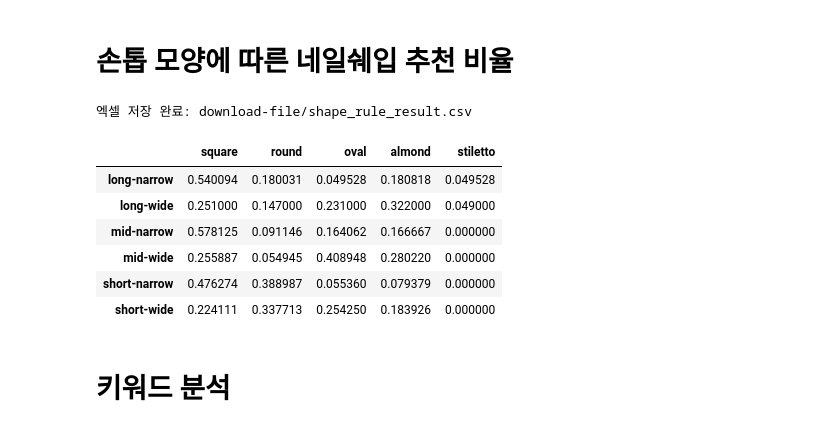
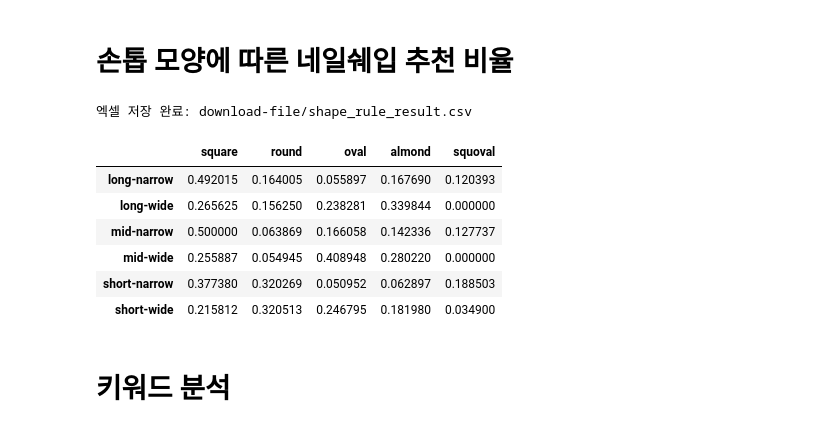
Before and after one commit to jihwanhuh/nail-recommend, a Jupyter notebook: nail_rlue/04_keyword-analysis.ipynb, the cells around one changed output. Cells and saved outputs as stored; diff of their text form; code cells hidden in the pictures.

```diff
--- a/nail_rlue/04_keyword-analysis.ipynb
+++ b/nail_rlue/04_keyword-analysis.ipynb
@@ -29,7 +29,7 @@ df_area = load_csv(area_path)
 
 # 3) 전처리
 # 유지할 5가지 네일 쉐입
-shapes = ["square", "round", "oval", "almond", "stiletto"]
+shapes = ["square", "round", "oval", "almond", "squoval"] # stiletto -> squoval 제외
 
 # 길이 짧은/중간/긴 값만 남김
 df_len = df_len[~df_len["길이"].isin(["보편적"])]
@@ -82,40 +82,40 @@ def combine(length_p, area_p, alpha=0.7, beta=0.3):
 
         base  = (L + A) / 2
         inter = min(L, A)
         final = alpha * base + beta * inter
 
         result[s] = final
 
     # 정규화
     total = sum(result.values())
     return {s: result[s] / total for s in shapes}
 
 # 6) 길이 × 면적 모든 조합 계산
 all_combos = {}
 
 for length_cond, len_freq in length_freq.items():
     for area_cond, are_freq in area_freq.items():
         key = f"{length_cond}-{area_cond}"
         all_combos[key] = combine(len_freq, are_freq)
 
 # 7) 결과를 DataFrame으로 변환
 df_result = pd.DataFrame(all_combos).T
 
 # 8) 엑셀 저장
 os.makedirs("download-file", exist_ok=True)
 df_result.to_csv("download-file/shape_rule_result.csv", index=False, encoding="utf-8-sig")
 print("\n엑셀 저장 완료: download-file/shape_rule_result.csv")
 
 df_result
 # %% [output]
 엑셀 저장 완료: download-file/shape_rule_result.csv
-|  | square | round | oval | almond | stiletto |
-| long-narrow | 0.540094 | 0.180031 | 0.049528 | 0.180818 | 0.049528 |
-| long-wide | 0.251000 | 0.147000 | 0.231000 | 0.322000 | 0.049000 |
-| mid-narrow | 0.578125 | 0.091146 | 0.164062 | 0.166667 | 0.000000 |
+|  | square | round | oval | almond | squoval |
+| long-narrow | 0.492015 | 0.164005 | 0.055897 | 0.167690 | 0.120393 |
+| long-wide | 0.265625 | 0.156250 | 0.238281 | 0.339844 | 0.000000 |
+| mid-narrow | 0.500000 | 0.063869 | 0.166058 | 0.142336 | 0.127737 |
 | mid-wide | 0.255887 | 0.054945 | 0.408948 | 0.280220 | 0.000000 |
-| short-narrow | 0.476274 | 0.388987 | 0.055360 | 0.079379 | 0.000000 |
-| short-wide | 0.224111 | 0.337713 | 0.254250 | 0.183926 | 0.000000 |
+| short-narrow | 0.377380 | 0.320269 | 0.050952 | 0.062897 | 0.188503 |
+| short-wide | 0.215812 | 0.320513 | 0.246795 | 0.181980 | 0.034900 |
 # %% [markdown]
 # 키워드 분석
 # %% [markdown]
```
Also changed, not shown: parts of 9 cells of this notebook, 1 other file.
